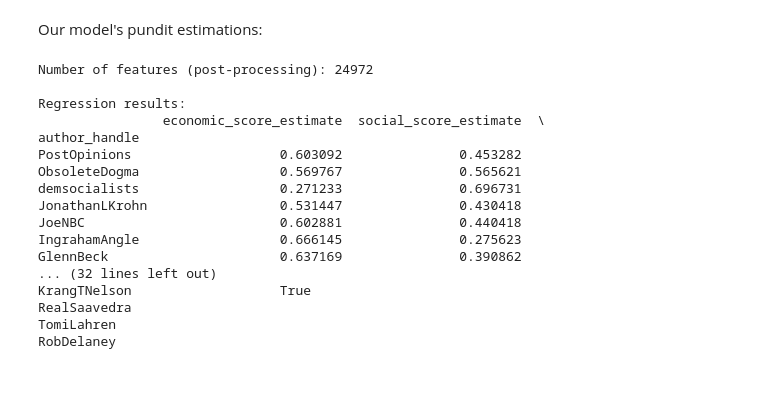
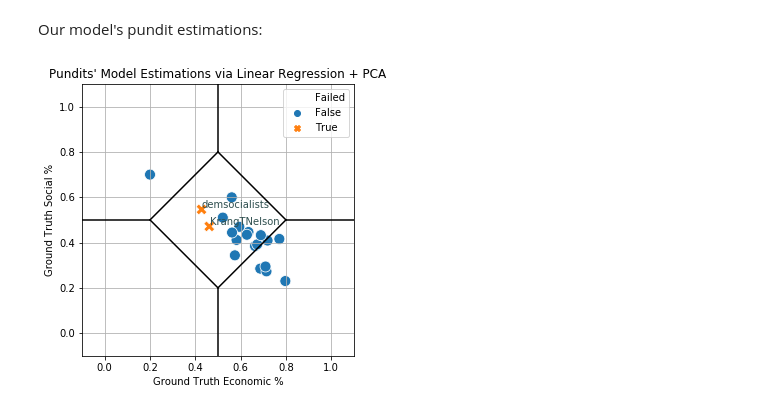
Before and after one commit to jessicabuzzelli/cx4240, a Jupyter notebook: Presentation.ipynb, the cells around one changed output. Saved outputs shown, nothing was run; the diff lists cells and outputs as text; code cells hidden in the pictures; blank space fills up the shorter version.

```diff
--- a/Presentation.ipynb
+++ b/Presentation.ipynb
@@ -71,26 +75,9 @@ Our model's pundit estimations:
 # %%
 import linear_regression_model
 %matplotlib inline
-
-linear_regression_model.main()
+linear_regression_model.main(print_results=False)
 # %% [output]
-Number of features (post-processing): 24972
-
-Regression results:
-                economic_score_estimate  social_score_estimate  \
-author_handle
-PostOpinions                   0.603092               0.453282
-ObsoleteDogma                  0.569767               0.565621
-demsocialists                  0.271233               0.696731
-JonathanLKrohn                 0.531447               0.430418
-JoeNBC                         0.602881               0.440418
-IngrahamAngle                  0.666145               0.275623
-GlennBeck                      0.637169               0.390862
-... (32 lines left out)
-KrangTNelson                   True
-RealSaavedra
-TomiLahren
-RobDelaney
+[figure, added]
 # %% [markdown]
 
 ### Attempt 2: Feature Engineering via Latent Dirichlet Allocation and Sentiment Data
```
Also changed, not shown: parts of 11 cells of this notebook, 8 other files.
